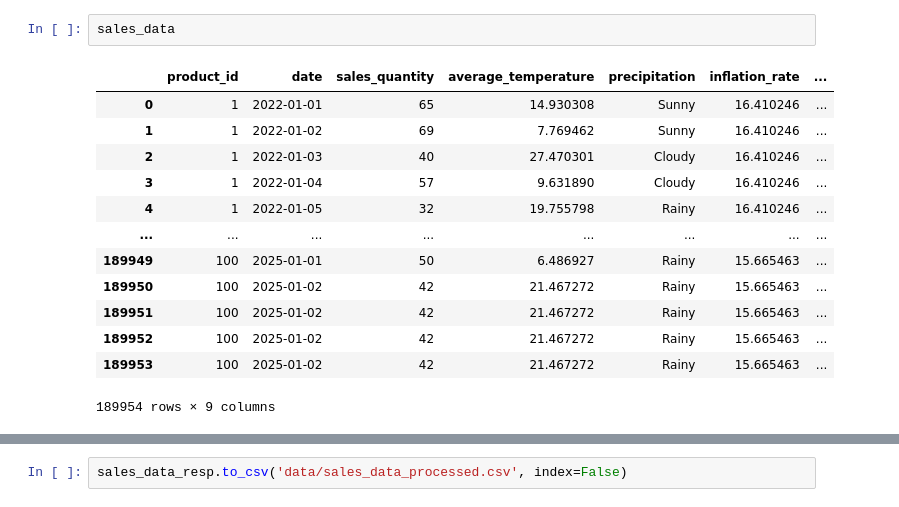
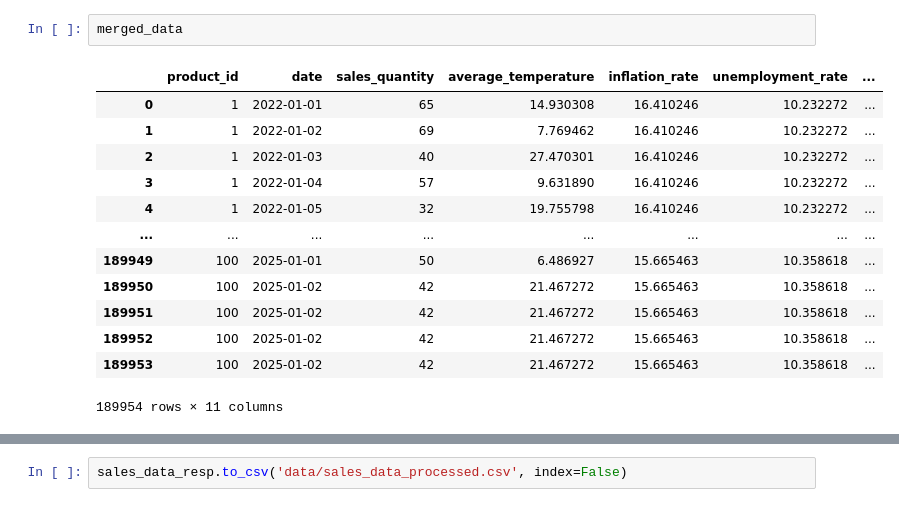
Before and after one commit to OmerSukruAk/DemandForecast, a Jupyter notebook: test.ipynb, the cells around one changed output, grey strips where cells are left out. Cells and saved outputs as stored; diff of their text form.

```diff
--- a/test.ipynb
+++ b/test.ipynb
@@ -69,17 +73,17 @@ sales_data = merge_data(sales_data, campaign_data, weather_data, economic_data)
-# %%
-sales_data
-# %% [output]
-|  | product_id | date | sales_quantity | average_temperature | precipitation | inflation_rate | ... |
-| 0 | 1 | 2022-01-01 | 65 | 14.930308 | Sunny | 16.410246 | ... |
-| 1 | 1 | 2022-01-02 | 69 | 7.769462 | Sunny | 16.410246 | ... |
-| 2 | 1 | 2022-01-03 | 40 | 27.470301 | Cloudy | 16.410246 | ... |
-| 3 | 1 | 2022-01-04 | 57 | 9.631890 | Cloudy | 16.410246 | ... |
-| 4 | 1 | 2022-01-05 | 32 | 19.755798 | Rainy | 16.410246 | ... |
-| ... | ... | ... | ... | ... | ... | ... | ... |
-| 189949 | 100 | 2025-01-01 | 50 | 6.486927 | Rainy | 15.665463 | ... |
-| 189950 | 100 | 2025-01-02 | 42 | 21.467272 | Rainy | 15.665463 | ... |
-| 189951 | 100 | 2025-01-02 | 42 | 21.467272 | Rainy | 15.665463 | ... |
-| 189952 | 100 | 2025-01-02 | 42 | 21.467272 | Rainy | 15.665463 | ... |
-| 189953 | 100 | 2025-01-02 | 42 | 21.467272 | Rainy | 15.665463 | ... |
-189954 rows × 9 columns
+# %%
+merged_data
+# %% [output]
+|  | product_id | date | sales_quantity | average_temperature | inflation_rate | unemployment_rate | ... |
+| 0 | 1 | 2022-01-01 | 65 | 14.930308 | 16.410246 | 10.232272 | ... |
+| 1 | 1 | 2022-01-02 | 69 | 7.769462 | 16.410246 | 10.232272 | ... |
+| 2 | 1 | 2022-01-03 | 40 | 27.470301 | 16.410246 | 10.232272 | ... |
+| 3 | 1 | 2022-01-04 | 57 | 9.631890 | 16.410246 | 10.232272 | ... |
+| 4 | 1 | 2022-01-05 | 32 | 19.755798 | 16.410246 | 10.232272 | ... |
+| ... | ... | ... | ... | ... | ... | ... | ... |
+| 189949 | 100 | 2025-01-01 | 50 | 6.486927 | 15.665463 | 10.358618 | ... |
+| 189950 | 100 | 2025-01-02 | 42 | 21.467272 | 15.665463 | 10.358618 | ... |
+| 189951 | 100 | 2025-01-02 | 42 | 21.467272 | 15.665463 | 10.358618 | ... |
+| 189952 | 100 | 2025-01-02 | 42 | 21.467272 | 15.665463 | 10.358618 | ... |
+| 189953 | 100 | 2025-01-02 | 42 | 21.467272 | 15.665463 | 10.358618 | ... |
+189954 rows × 11 columns
 # %%
```
Also changed, not shown: parts of 13 cells of this notebook, 3 other files.
